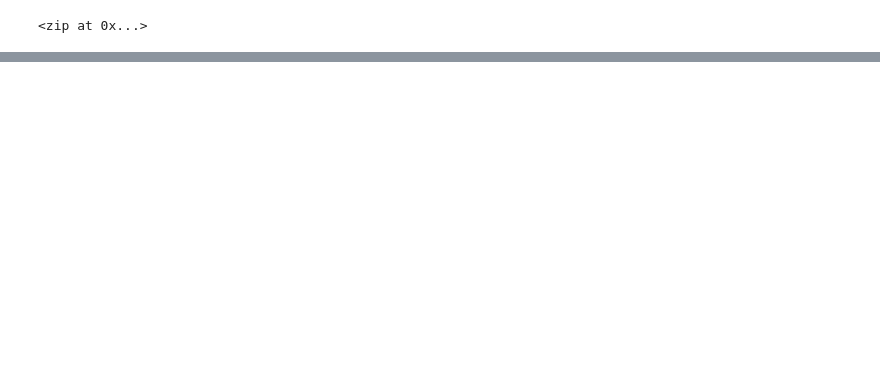
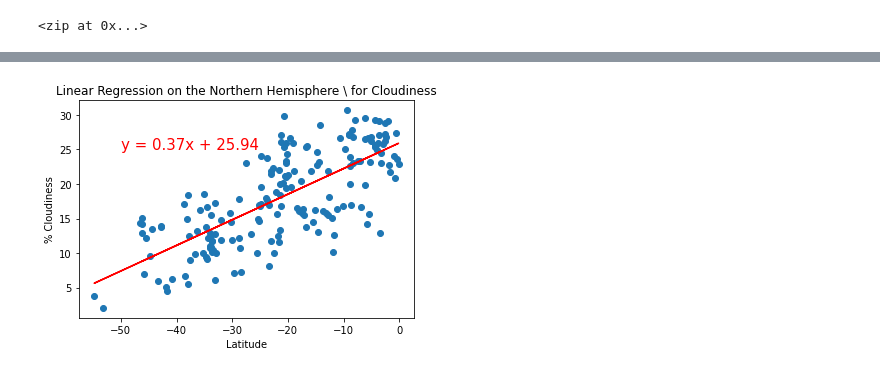
Before and after one commit to Peter-Nguyen96/WeatherPy-Analysis, a Jupyter notebook: WeatherPy_Module.ipynb, the cells around one changed output, grey strips where cells are left out. Saved outputs shown, nothing was run; the diff lists cells and outputs as text; code cells hidden in the pictures; blank space fills up the shorter version.

```diff
--- a/WeatherPy_Module.ipynb
+++ b/WeatherPy_Module.ipynb
@@ -315,0 +332,10 @@ plot_linear_regression(x_value, y_value,'Linear Regression on the Southern Hemis
+# %%
+# Linear regression on the Northern Hemisphere
+
+x_values = north_hemisphere_df["Lat"]
+y_values = north_hemisphere_df["Cloudiness"]
+
+#Call function,
+plot_linear_regression(x_value, y_value,"Linear Regression on the Northern Hemisphere \ for Cloudiness", "% Cloudiness",(-50,25))
+# %% [output]
+[figure, added]
```
Also changed, not shown: parts of 18 cells of this notebook, 6 other files.
